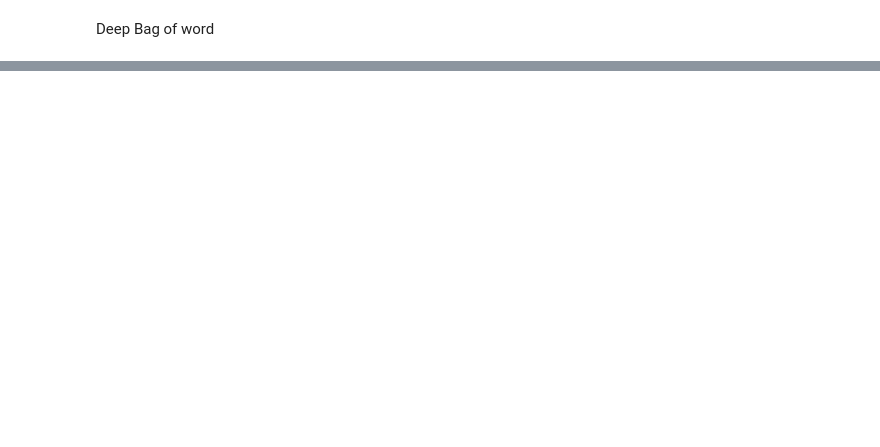
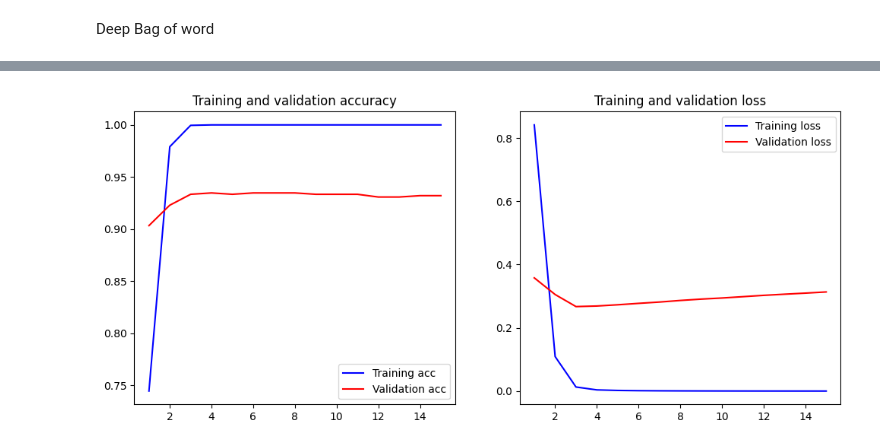
Before and after one commit to Raum27/nlp_project, a Jupyter notebook: Untitled.ipynb, the cells around one changed output, grey strips where cells are left out. Saved outputs shown, nothing was run; the diff lists cells and outputs as text; code cells hidden in the pictures; blank space fills up the shorter version.

```diff
--- a/Untitled.ipynb
+++ b/Untitled.ipynb
@@ -476,9 +498,10 @@ Deep Bag of word
 # %%
-# model = Sequential()
-# model.add(layers.Conv1D(128, 5, activation='relu',input_shape=(X_traintf.shape[0],X_traintf.shape[1])))
-# model.add(layers.Dense(10, activation='relu'))
-# model.add(layers.Dense(1, activation='sigmoid'))
-# model.compile(optimizer='adam',
-#               loss='binary_crossentropy',
-#               metrics=['accuracy'])
-# model.summary()
+model = Sequential(name = "SUPER_GOD")
+model.add(layers.Dense(16, activation='relu',input_shape=(X_traintf.shape[1],))) ;'''X_traintf.shape[1]'''
+model.add(layers.Dense(32, activation='relu'))
+model.add(layers.Dense(256, activation='relu'))
+model.add(layers.Dense(6, activation='softmax'))
+model.compile(optimizer='adam',
+              loss='categorical_crossentropy',
+              metrics=['accuracy']) ;'''categorical_crossentropy , sparse_categorical_crossentropy'''
+model.summary()
@@ -485,2 +526,2 @@ Deep Bag of word
 # %%
-# model.compile(optimizer='adam',loss='binary_crossentropy',metrics=['accuracy'])
+history_emb = model.fit(X_traintf.toarray(),y_train_hot,epochs=15,validation_split=0.25,verbose=True,batch_size=32)
@@ -488,0 +546,4 @@ Deep Bag of word
+# %%
+plot_history(history_emb)
+# %% [output]
+[figure, added]
```
Also changed, not shown: parts of 29 cells of this notebook.
